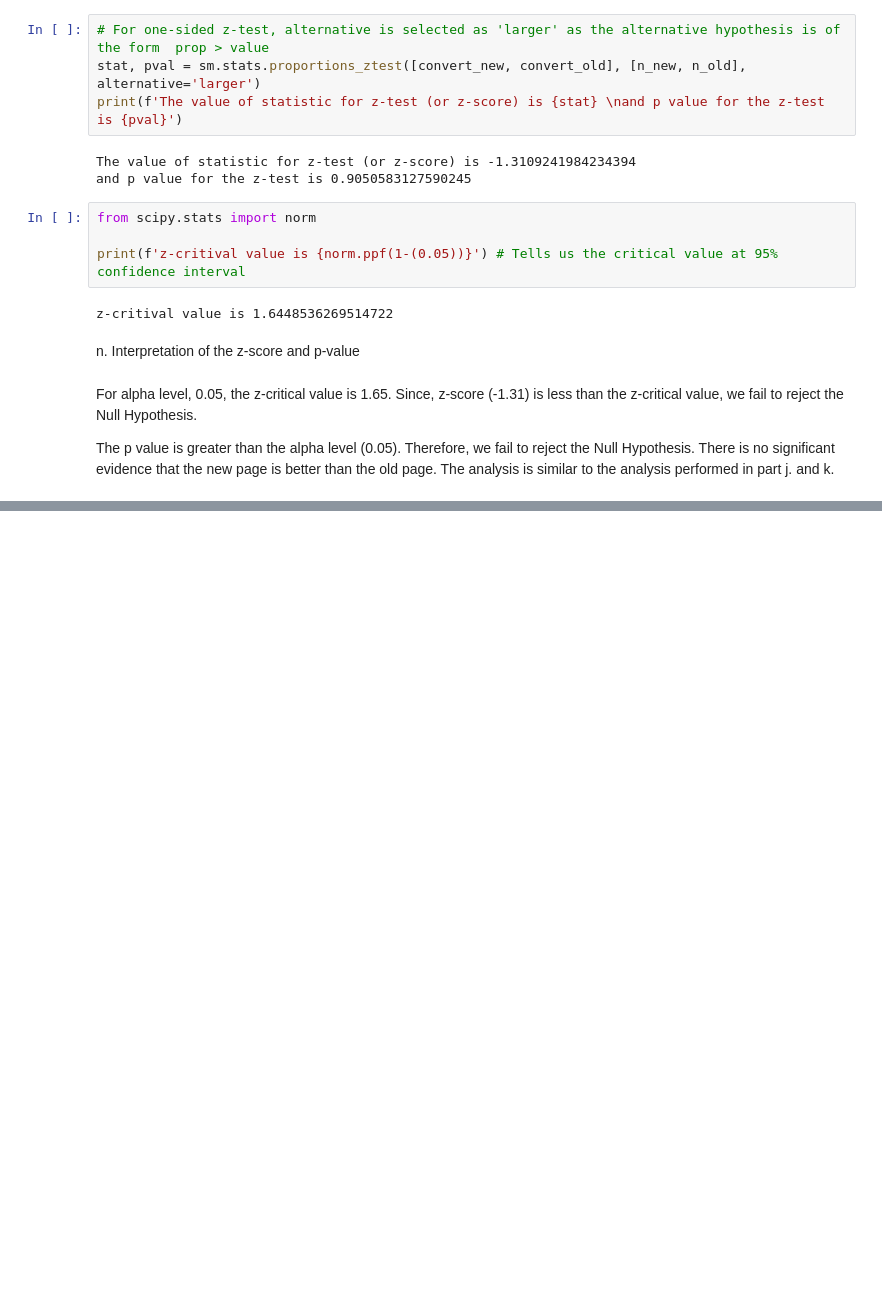
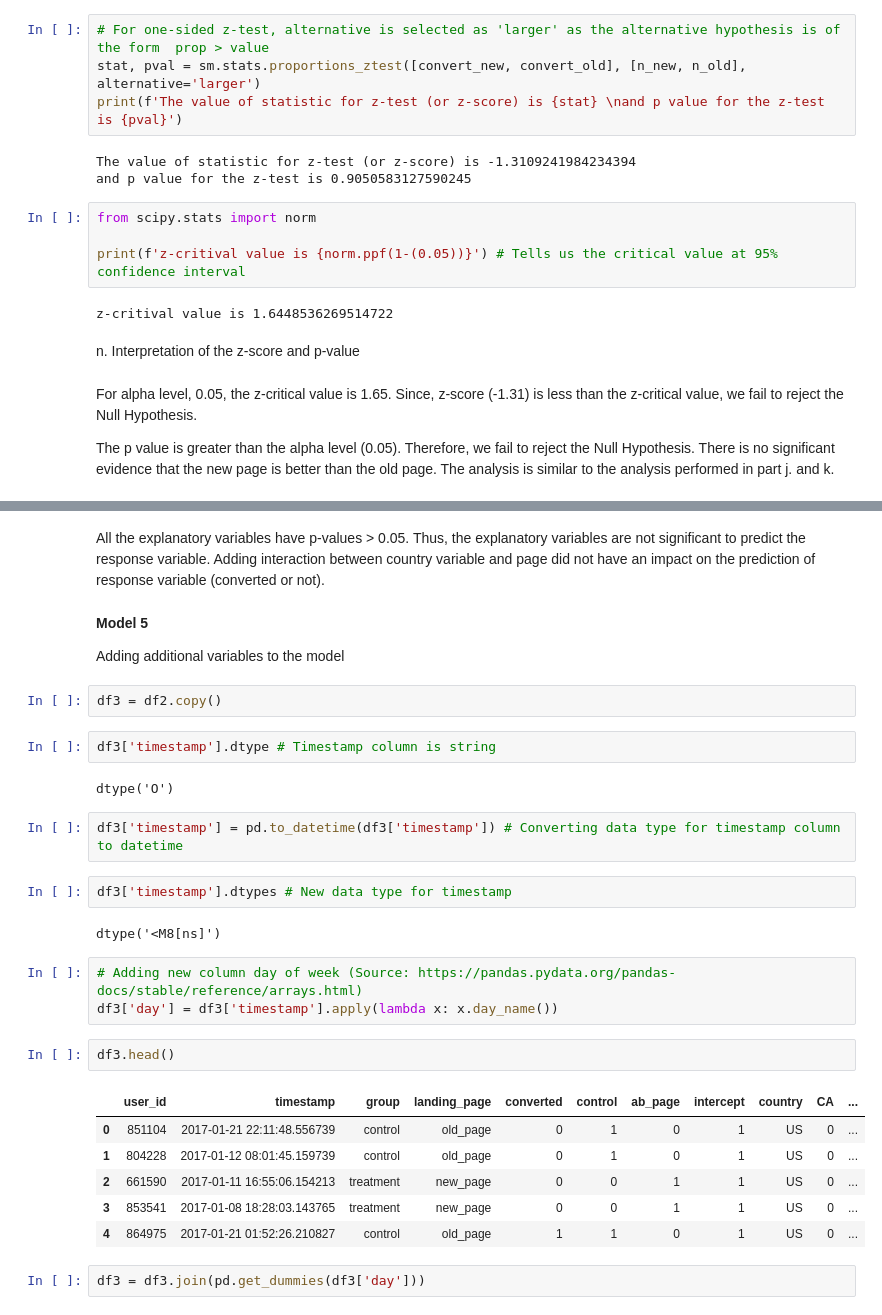
Before and after one commit to Aastha-Arora/analyze-AB-test-results, a Jupyter notebook: Analyze_ab_test_results.ipynb, the cells around one changed output, grey strips where cells are left out. Saved outputs shown, nothing was run; the diff lists cells and outputs as text; blank space fills up the shorter version.

```diff
--- a/Analyze_ab_test_results.ipynb
+++ b/Analyze_ab_test_results.ipynb
@@ -355,0 +573,32 @@ The analysis is similar to the analysis performed in part j. and k.
+# %% [markdown]
+All the explanatory variables have p-values > 0.05. Thus, the explanatory variables are not significant to predict the response variable. Adding interaction between country variable and page did not have an impact on the prediction of response variable (converted or not).
+# %% [markdown]
+**Model 5**
+
+Adding additional variables to the model
+# %%
+df3 = df2.copy()
+# %%
+df3['timestamp'].dtype # Timestamp column is string
+# %% [output]
+dtype('O')
+# %%
+df3['timestamp'] = pd.to_datetime(df3['timestamp']) # Converting data type for timestamp column to datetime
+# %%
+df3['timestamp'].dtypes # New data type for timestamp
+# %% [output]
+dtype('<M8[ns]')
+# %%
+# Adding new column day of week (Source: https://pandas.pydata.org/pandas-docs/stable/reference/arrays.html)
+df3['day'] = df3['timestamp'].apply(lambda x: x.day_name())
+# %%
+df3.head()
+# %% [output]
+|  | user_id | timestamp | group | landing_page | converted | control | ab_page | intercept | country | CA | ... |
+| 0 | 851104 | 2017-01-21 22:11:48.556739 | control | old_page | 0 | 1 | 0 | 1 | US | 0 | ... |
+| 1 | 804228 | 2017-01-12 08:01:45.159739 | control | old_page | 0 | 1 | 0 | 1 | US | 0 | ... |
+| 2 | 661590 | 2017-01-11 16:55:06.154213 | treatment | new_page | 0 | 0 | 1 | 1 | US | 0 | ... |
+| 3 | 853541 | 2017-01-08 18:28:03.143765 | treatment | new_page | 0 | 0 | 1 | 1 | US | 0 | ... |
+| 4 | 864975 | 2017-01-21 01:52:26.210827 | control | old_page | 1 | 1 | 0 | 1 | US | 0 | ... |
+# %%
+df3 = df3.join(pd.get_dummies(df3['day']))
```
Also changed, not shown: parts of 41 cells of this notebook.
